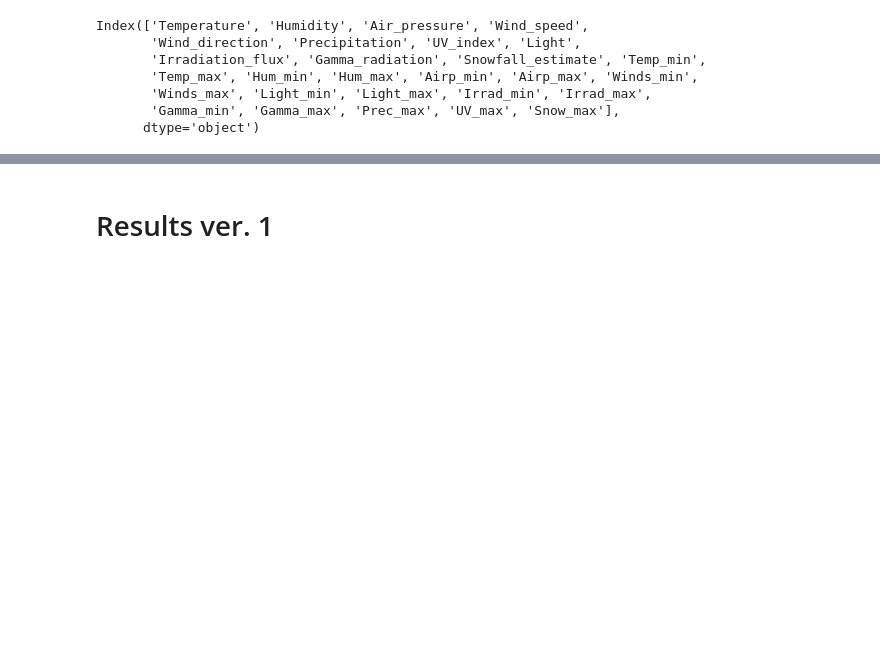
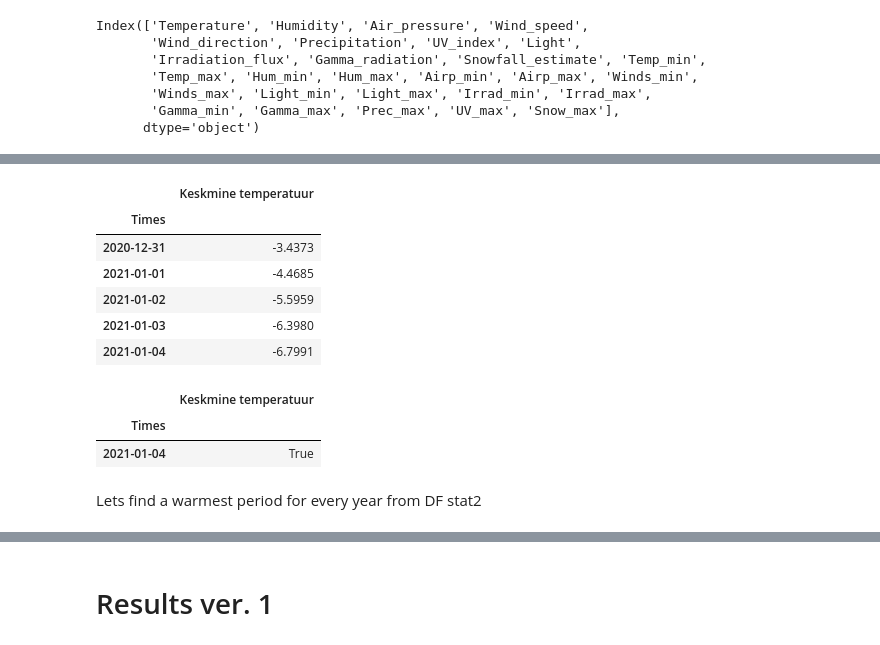
Before and after one commit to rkapp22/holidayplanner, a Jupyter notebook: holidayweather.ipynb, the cells around one changed output, grey strips where cells are left out. Cells and saved outputs as stored; diff of their text form; code cells hidden in the pictures; blank space fills up the shorter version.

```diff
--- a/holidayweather.ipynb
+++ b/holidayweather.ipynb
@@ -771,0 +941,20 @@ pd.concat([data.head(), data.tail()])
+# %%
+stat2.tail()
+# %% [output]
+|  | Keskmine temperatuur |
+| Times |  |
+| 2020-12-31 | -3.4373 |
+| 2021-01-01 | -4.4685 |
+| 2021-01-02 | -5.5959 |
+| 2021-01-03 | -6.3980 |
+| 2021-01-04 | -6.7991 |
+# %%
+# is it calculcated correctly?
+data.Temperature.tail(periood).mean()==stat2.tail(1)
+# %% [output]
+|  | Keskmine temperatuur |
+| Times |  |
+| 2021-01-04 | True |
+# %% [markdown]
+
+Lets find a warmest period for every year from DF stat2
```
Also changed, not shown: parts of 108 cells of this notebook.
